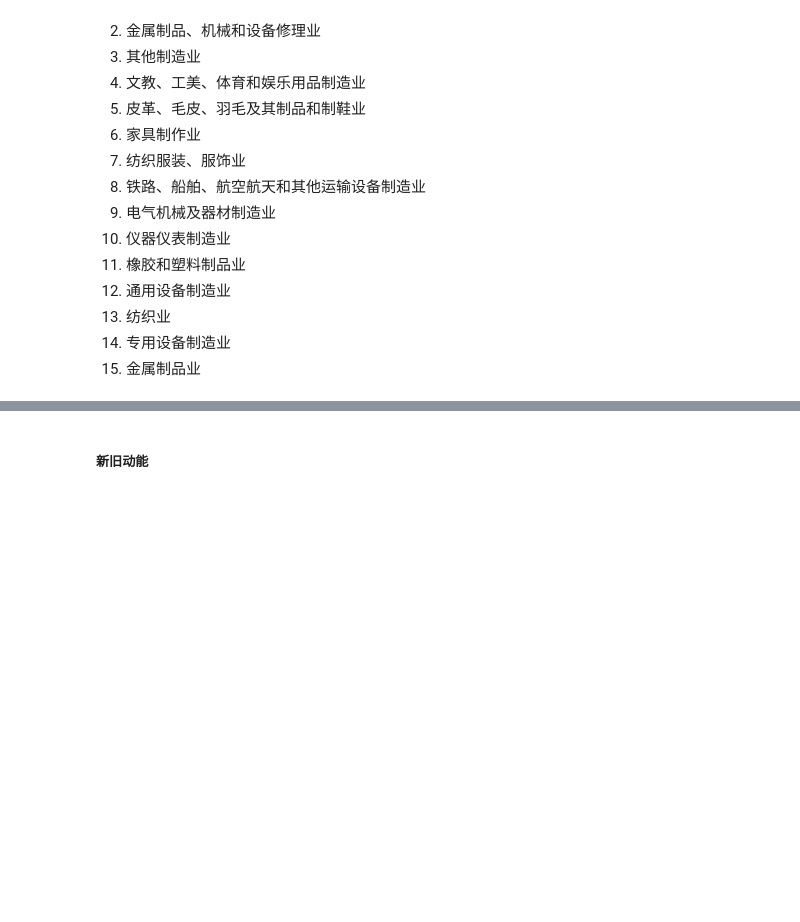
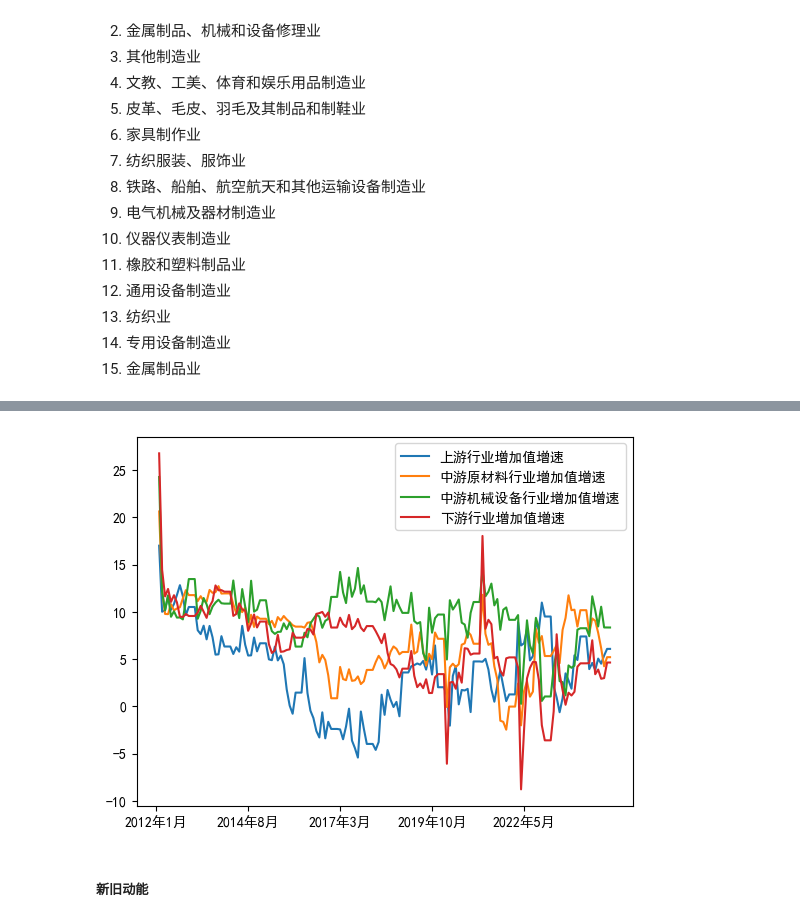
Before and after one commit to kampfer/various-data, a Jupyter notebook: src/researches/jupyter/工业增加值.ipynb, the cells around one changed output, grey strips where cells are left out. Drawn from its saved outputs; the diff is of its cells as text; code cells hidden in the pictures; blank space fills up the shorter version.

```diff
--- a/src/researches/jupyter/工业增加值.ipynb
+++ b/src/researches/jupyter/工业增加值.ipynb
@@ -339,0 +425,96 @@ plt.legend()
+# %%
+# 上游
+upperIndustries = [
+    "黑色金属矿采选业",
+    "有色金属矿采选业",
+    "煤炭开采和洗选业",
+    "石油和天然气开采业",
+    "非金属矿采选业",
+]
+# 中游原材料
+middleIndustries1 = [
+    "黑色金属冶炼和压延加工业",
+    "有色金属冶炼和压延加工业",
+    "石油、煤炭及其他燃料加工业",
+    "非金属矿物制品业",
+    "金属制品业",
+    "橡胶和塑料制品业",
+    "化学原料和化学制品制造业",
+    "化学纤维制造业",
+]
+# 中游机械设备
+middleIndustries2 = [
+    "计算机、通信和其他电子设备制造业",
+    "造纸和纸制品业",
+    "仪器仪表制造业",
+    "电气机械和器材制造业",
+    "专用设备制造业",
+    "通用设备制造业",
+]
+#
+lowerIndustries = [
+    "汽车制造业",
+    "铁路、船舶、航空航天和其他运输设备制造业",
+    "木材加工和木、竹、藤、棕、草制品业",
+    "家具制造业",
+    "农副食品加工业",
+    "食品制造业",
+    "烟草制品业",
+    "酒、饮料和精制茶制造业",
+    "印刷和记录媒介复制业",
+    "医药制造业",
+    "纺织业",
+    "纺织服装、服饰业",
+    "皮革、毛皮、羽毛及其制品和制鞋业",
+    "文教、工美、体育和娱乐用品制造业",
+]
+
+# checkHYName(lowerIndustries)
+
+upperDf = gyzjzRateDf[[f"{item}增加值_同比增长(%)" for item in upperIndustries]].ffill()
+middleDf1 = gyzjzRateDf[
+    [f"{item}增加值_同比增长(%)" for item in middleIndustries1]
+].ffill()
+middleDf2 = gyzjzRateDf[
+    [f"{item}增加值_同比增长(%)" for item in middleIndustries2]
+].ffill()
+lowerDf = gyzjzRateDf[[f"{item}增加值_同比增长(%)" for item in lowerIndustries]].ffill()
+
+
+def groupByStream(code):
+    if hyfl["codeToName"][code] in upperIndustries:
+        return "upper"
+    elif hyfl["codeToName"][code] in middleIndustries1:
+        return "middle1"
+    elif hyfl["codeToName"][code] in middleIndustries2:
+        return "middle2"
+    elif hyfl["codeToName"][code] in lowerIndustries:
+        return "lower"
+
+
+totalR = gyzjzzb.groupby(groupByStream).sum()
+r1 = gyzjzzb[[hyfl["nameToCode"][v] for v in upperIndustries]] / totalR["upper"]
+r2 = gyzjzzb[[hyfl["nameToCode"][v] for v in middleIndustries1]] / totalR["middle1"]
+r3 = gyzjzzb[[hyfl["nameToCode"][v] for v in middleIndustries2]] / totalR["middle2"]
+r4 = gyzjzzb[[hyfl["nameToCode"][v] for v in lowerIndustries]] / totalR["lower"]
+
+pd.Series(np.dot(upperDf, r1))
+pd.Series(np.dot(middleDf1, r2))
+pd.Series(np.dot(middleDf2, r3))
+pd.Series(np.dot(lowerDf, r4))
+
+fig = plt.figure()
+ax = fig.gca()
+tricks = range(0, len(upperDf.index), round(len(upperDf.index) / 5))
+ax.set_xticks(tricks)
+
+for s in [
+    (pd.Series(np.dot(upperDf, r1)), '上游行业增加值增速'),
+    (pd.Series(np.dot(middleDf1, r2)), '中游原材料行业增加值增速'),
+    (pd.Series(np.dot(middleDf2, r3)), '中游机械设备行业增加值增速'),
+    (pd.Series(np.dot(lowerDf, r4)), '下游行业增加值增速'),
+]:
+    ax.plot(upperDf.index, s[0], label=s[1])
+
+plt.legend()
+# %% [output]
@@ -340,2 +522,3 @@ plt.legend()
+[figure, added]
 # %% [markdown]
 ##### 新旧动能
```
Also changed, not shown: parts of 12 cells of this notebook.
